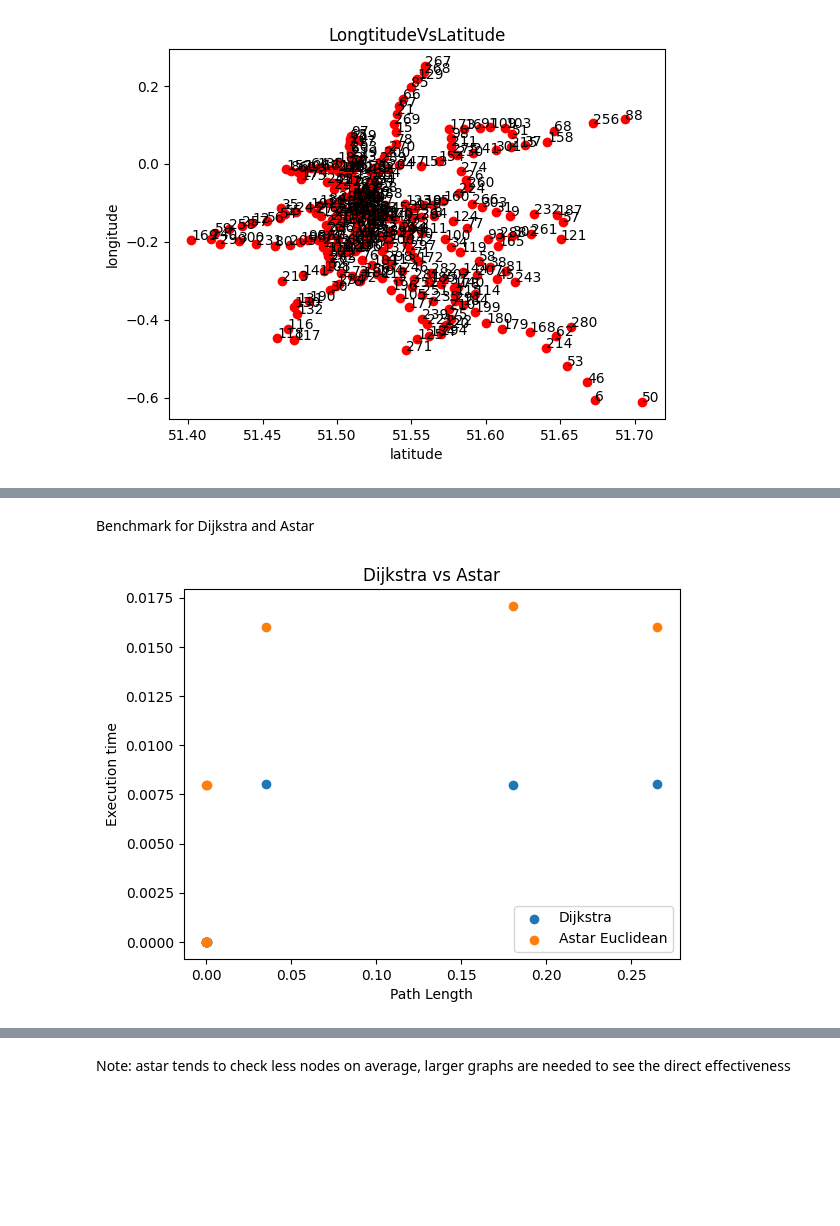
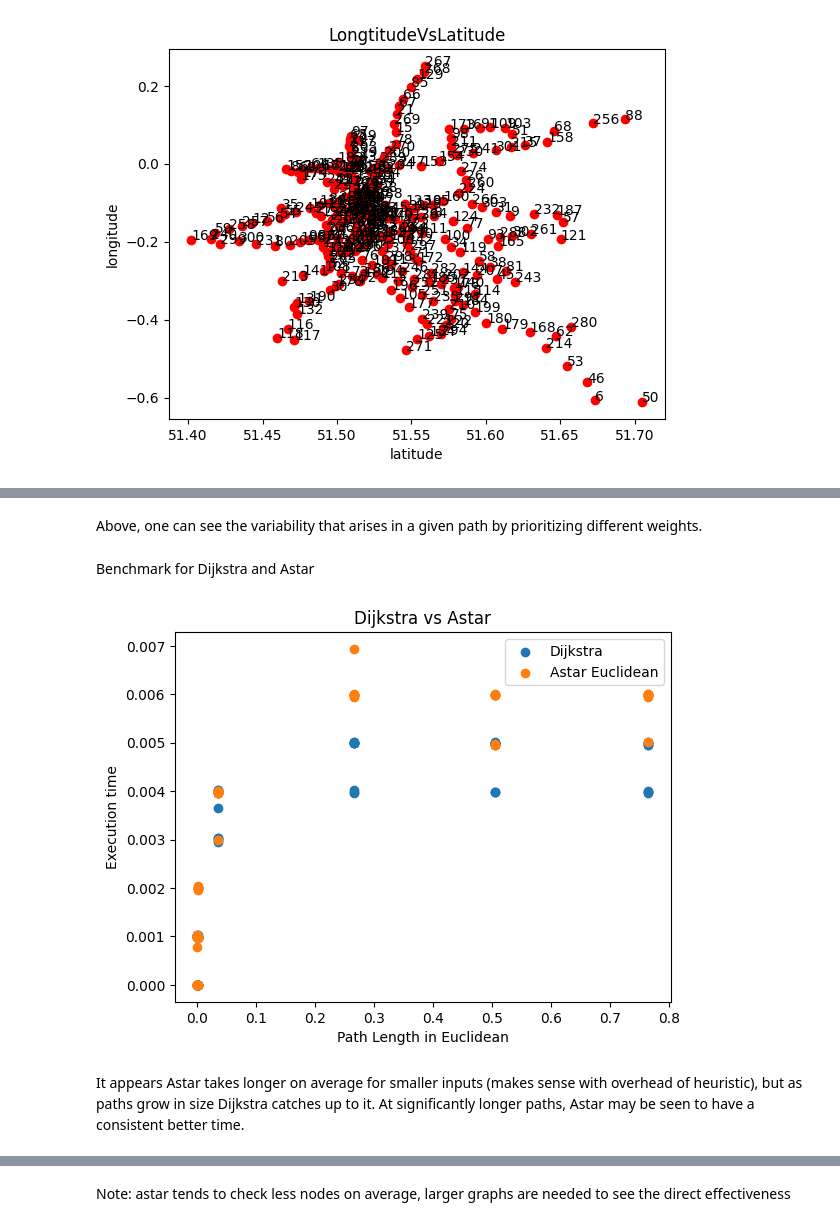
Before and after one commit to N4T10N01/Graph_Project, a Jupyter notebook: graph_lab.ipynb, the cells around one changed output, grey strips where cells are left out. Saved outputs shown, nothing was run; the diff lists cells and outputs as text; code cells hidden in the pictures; blank space fills up the shorter version.

```diff
--- a/graph_lab.ipynb
+++ b/graph_lab.ipynb
@@ -157,48 +254,51 @@ Path with two nodes which don't exist, path with origin node which doesn't exist
+# %% [markdown]
+Above, one can see the variability that arises in a given path by prioritizing different weights.
 # %% [markdown]
 Benchmark for Dijkstra and Astar
 # %%
-from graph.kpi import KPI
-import matplotlib.pyplot as plt
-
 obj1=Dijkstra(g)
 obj2=Astar(g)
 
 x1=[]
 y1=[]
 y2=[]
 y3=[]
 y4=[]
 
 kpi1=KPI(obj1)
 kpi2=KPI(obj2)
 
-cases=[['285','248',[['time'], ['line']]],['285','273',[['time'], ['line']]],['285','198',[['time'], ['line']]], ['285','245',[['time'], ['line']]], ['285','279',[['time'], ['line']]], ['169','77',[['time'], ['line']]], ['169','50',[['time'], ['line']]], ['169','88',[['time'], ['line']]] ]
+cases=[['285','248',[['time']]],['285','273',[['time']]],['285','198',[['time']]], ['285','245',[['time']]], ['285','279',[['time']]],
+       ['169','77',[['time']]], ['169','50',[['time']]], ['16','50',[['time']]], ['267','50',[['time']]] ]
 
 #establish x's and y's
 for case in cases:
-    dkpis=kpi1.calcIndicators(obj1.generatePath, case)
-    akpis=kpi2.calcIndicators(obj2.generatePath, [*case, [EuclideanForTube]])
-    xi = float(g.getNode(case[0]).getInfo('latitude'))
-    yi = float(g.getNode(case[0]).getInfo('longitude'))
+    for i in range(10):
+        dkpis=kpi1.calcIndicators(obj1.generatePath, case)
+        akpis=kpi2.calcIndicators(obj2.generatePath, [*case, [EuclideanForTube]])
+        xi = float(g.getNode(case[0]).getInfo('latitude'))
+        yi = float(g.getNode(case[0]).getInfo('longitude'))
 
-    xf = float(g.getNode(case[1]).getInfo('latitude'))
-    yf = float(g.getNode(case[1]).getInfo('longitude'))
-    x1.append(((xi-xf)**2 + (yi-yf)**2))
-    y1.append(dkpis['executionTime'])
-    y2.append(akpis['executionTime'])
-    y3.append(dkpis['nodesChecked'])
-    y4.append(akpis['nodesChecked'])
+        xf = float(g.getNode(case[1]).getInfo('latitude'))
+        yf = float(g.getNode(case[1]).getInfo('longitude'))
+        x1.append(((xi-xf)**2 + (yi-yf)**2))
+        y1.append(dkpis['executionTime'])
+        y2.append(akpis['executionTime'])
+        y3.append(dkpis['nodesChecked'])
+        y4.append(akpis['nodesChecked'])
 
 plt.scatter(x1, y1, label = "Dijkstra")
 plt.scatter(x1, y2, label = "Astar Euclidean")
-plt.xlabel('Path Length')
+plt.xlabel('Path Length in Euclidean')
 plt.ylabel('Execution time')
 plt.title('Dijkstra vs Astar')
 plt.legend()
 
 plt.show()
 # %% [output]
-[figure, old version]
+[figure, new version]
+# %% [markdown]
+It appears Astar takes longer on average for smaller inputs (makes sense with overhead of heuristic), but as paths grow in size Dijkstra catches up to it. At significantly longer paths, Astar may be seen to have a consistent better time.
 # %%
 plt.scatter(x1, y3, label = "Dijkstra")
 plt.scatter(x1, y4, label = "Astar Euclidean")
```
Also changed, not shown: parts of 21 cells of this notebook, 8 other files.
